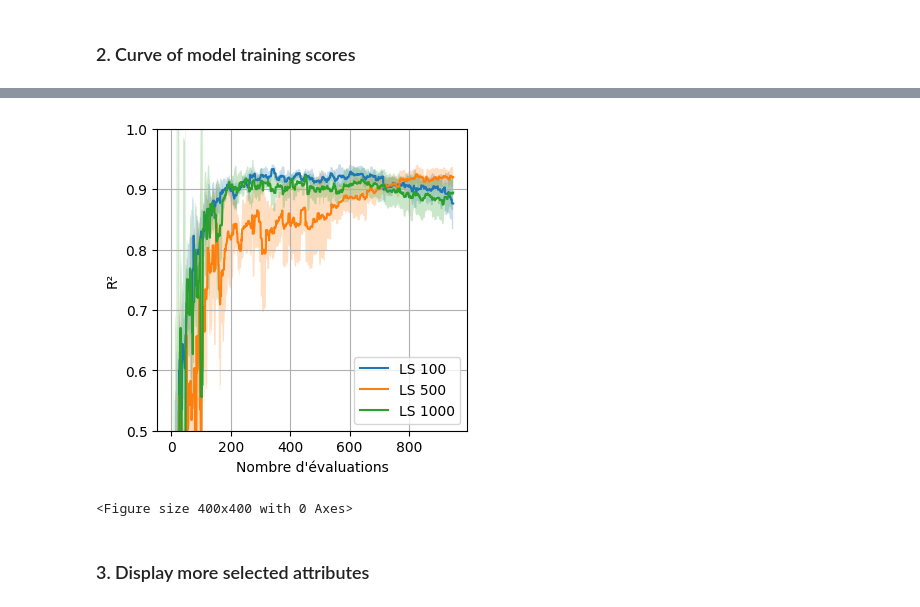
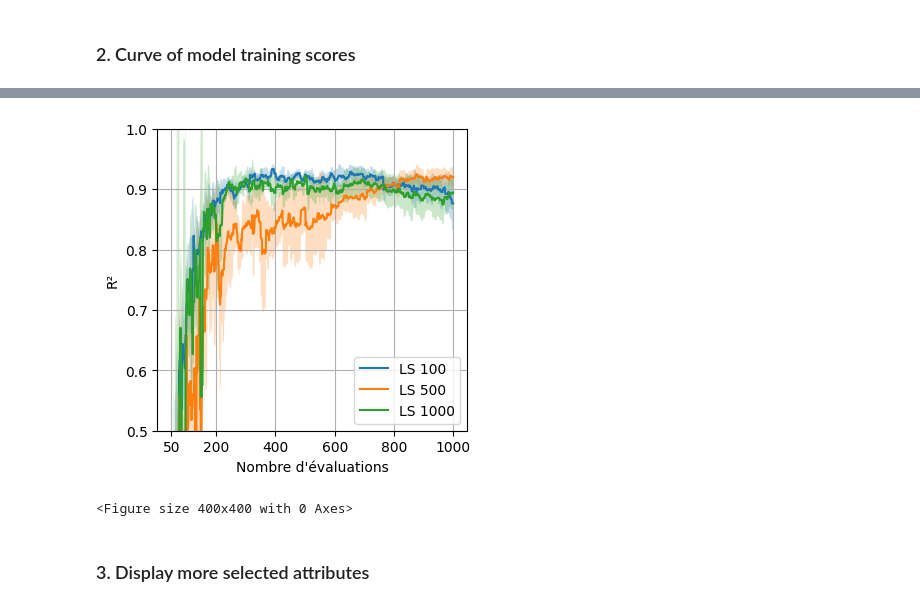
Before and after one commit to prise-3d/noise-detection-attributes-optimization, a Jupyter notebook: analysis/rendering_surrogate_models.ipynb, the cells around one changed output, grey strips where cells are left out. Drawn from its saved outputs; the diff is of its cells as text; code cells hidden in the pictures.

```diff
--- a/analysis/rendering_surrogate_models.ipynb
+++ b/analysis/rendering_surrogate_models.ipynb
@@ -256,6 +256,8 @@ for n_LS in [100, 500, 1000]:
     ax.set_ylabel('R²')
     ax.set_xlabel('Nombre d\'évaluations')
     ax.set_ylim(0.5, 1)
+    ax.set_xticks([0, 150, 350, 550, 750, 950])
+    ax.set_xticklabels([50, 200, 400, 600, 800, 1000])
     # ax.set_yscale('log')
     fig.savefig(os.path.join(output_images_folder, f'model_scores_LS-{n_LS}.pdf'), format='pdf', bbox_inches='tight')
     #plt.show()
@@ -267,33 +269,36 @@ fig.clf()
 # %%
 for o in [1, 2]:
     fig = plt.figure(dpi=100, figsize=(4, 4))
     ax = fig.add_subplot(111)
     #ax.set_title(f'Surrogate model - order {o}')
 
     for k in sorted(data_results.keys()):
         ls_iter, order = k
 
         if o == order:
 
             data = np.array(data_results[k])
 
             means = data.mean(axis=0)
             confidences = (1.9 * data.std(axis=0)) / np.sqrt(N_RUNS)
 
             ax.plot(means, label=f'LS {ls_iter}')
             ax.fill_between(np.arange(ILS - SS), means-confidences, means+confidences, alpha=.25)
 
     ax.grid()
     ax.legend(loc=4)
     ax.set_ylabel('R²')
     ax.set_xlabel('Nombre d\'évaluations')
     ax.set_ylim(0.5, 1)
+
+    ax.set_xticks([0, 150, 350, 550, 750, 950])
+    ax.set_xticklabels([50, 200, 400, 600, 800, 1000])
     # ax.set_yscale('log')
     fig.savefig(os.path.join(output_images_folder, f'model_scores_SO-{o}.pdf'), format='pdf', bbox_inches='tight')
     #plt.show()
 fig.clf()
 # %% [output]
-[figure, old version]
+[figure, new version]
 <Figure size 400x400 with 0 Axes>
 # %% [markdown]
 ### 3. Display more selected attributes
```
Also changed, not shown: parts of 2 cells of this notebook.
